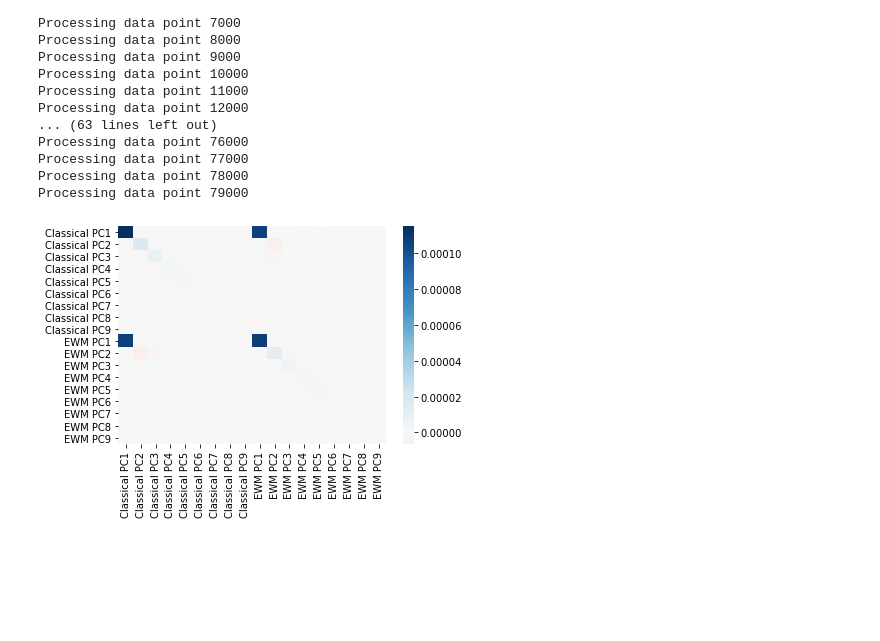
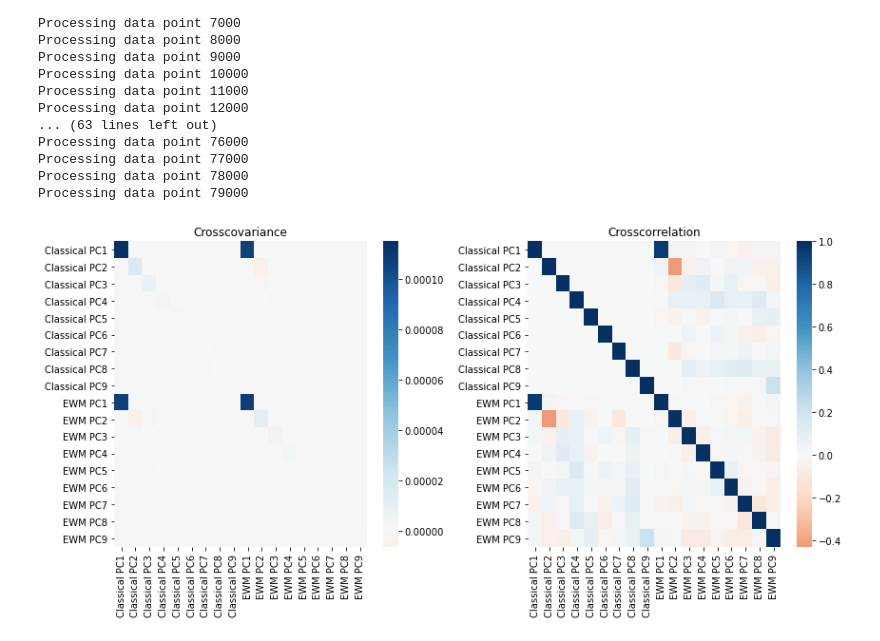
Before and after one commit to sydx/xpca, a Jupyter notebook: notebooks/ewmpca.ipynb, the cells around one changed output. Cells and saved outputs as stored; diff of their text form; code cells hidden in the pictures; blank space fills up the shorter version.

Commit message:
Added a crosscorrelation heatmap.

```diff
--- a/notebooks/ewmpca.ipynb
+++ b/notebooks/ewmpca.ipynb
@@ -74,10 +74,35 @@ cross_cov = np.cov(zs_classical, zs_ewmpca, rowvar=False)
 # %%
 ticklabels = [f'Classical PC{i+1}' for i in range(np.shape(zs_classical)[1])]
 ticklabels.extend([f'EWM PC{i+1}' for i in range(np.shape(zs_classical)[1])])
+# %%
+def cov_to_cor(cov):
+    v = np.sqrt(np.diag(cov))
+    outer_v = np.outer(v, v)
+    cor = cov / outer_v
+    cor[cov == 0] = 0
+    return cor
+# %%
+cross_cor = cov_to_cor(cross_cov)
 # %%
+fig = plt.figure(figsize=(12, 6))
+fig.add_subplot(121)
 ax = sns.heatmap(cross_cov, center=0., cmap='RdBu')
+ax.set_xticks(np.array(range(len(ticklabels))) + .5)
 ax.set_xticklabels(ticklabels)
+ax.set_yticks(np.array(range(len(ticklabels))) + .5)
 ax.set_yticklabels(ticklabels)
 ax.tick_params(axis='x', rotation=90)
+ax.tick_params(axis='y', rotation=0)
+ax.set_title('Crosscovariance')
+fig.add_subplot(122)
+ax = sns.heatmap(cross_cor, center=0., cmap='RdBu')
+ax.set_xticks(np.array(range(len(ticklabels))) + .5)
+ax.set_xticklabels(ticklabels)
+ax.set_yticks(np.array(range(len(ticklabels))) + .5)
+ax.set_yticklabels(ticklabels)
+ax.tick_params(axis='x', rotation=90)
+ax.tick_params(axis='y', rotation=0)
+ax.set_title('Crosscorrelation')
+fig.tight_layout();
 # %% [output]
-[figure, old version]
+[figure, new version]
```
